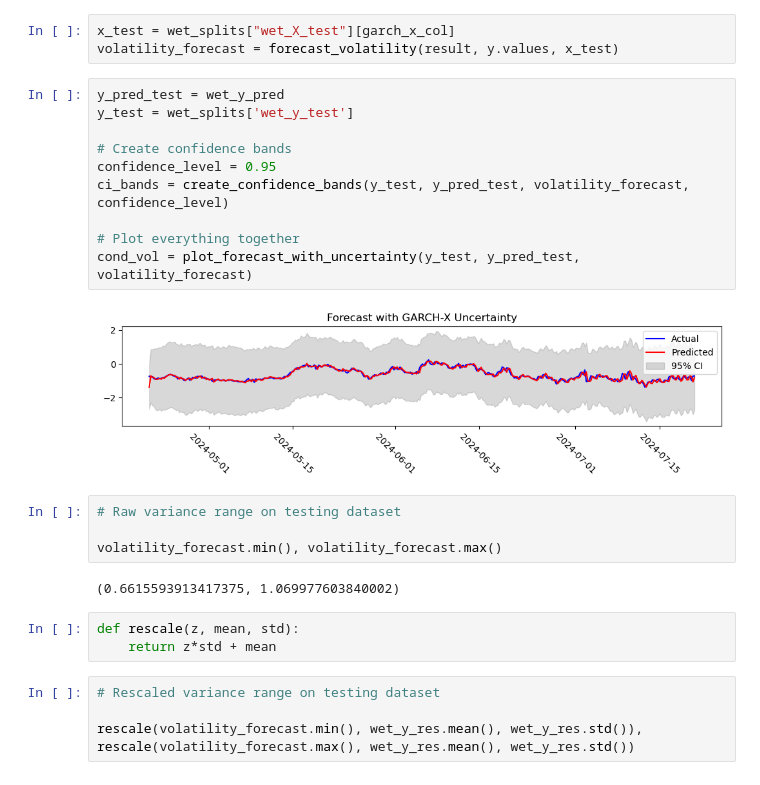
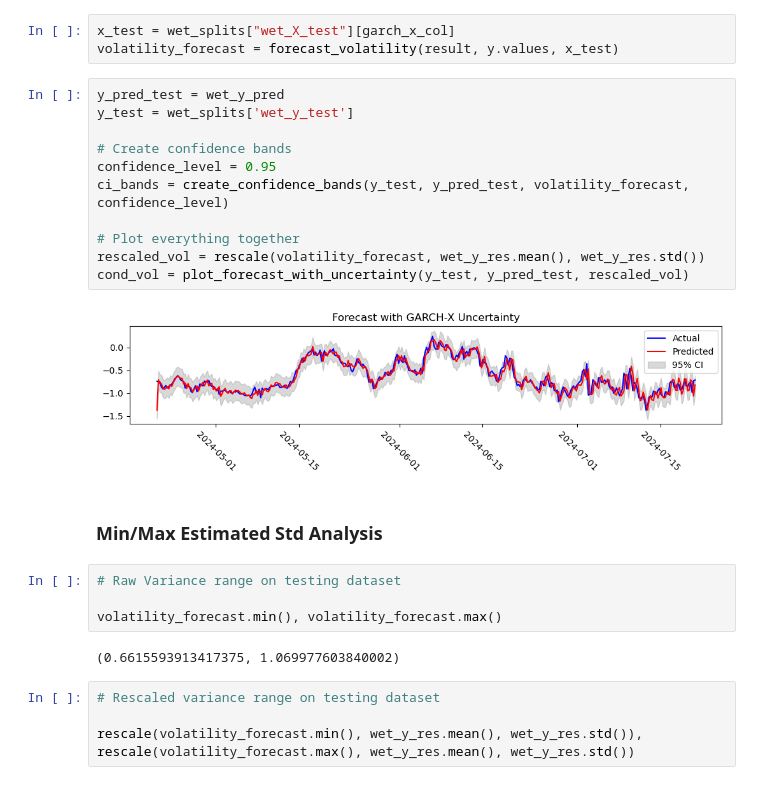
Before and after one commit to ecohn44/cascaded-hydro, a Jupyter notebook: forecasting/DDU-framework.ipynb, the cells around one changed output. Saved outputs shown, nothing was run; the diff lists cells and outputs as text.

```diff
--- a/forecasting/DDU-framework.ipynb
+++ b/forecasting/DDU-framework.ipynb
@@ -355,24 +358,24 @@ volatility_forecast = forecast_volatility(result, y.values, x_test)
 # %%
 y_pred_test = wet_y_pred
 y_test = wet_splits['wet_y_test']
 
 # Create confidence bands
 confidence_level = 0.95
 ci_bands = create_confidence_bands(y_test, y_pred_test, volatility_forecast, confidence_level)
 
 # Plot everything together
-cond_vol = plot_forecast_with_uncertainty(y_test, y_pred_test, volatility_forecast)
+rescaled_vol = rescale(volatility_forecast, wet_y_res.mean(), wet_y_res.std())
+cond_vol = plot_forecast_with_uncertainty(y_test, y_pred_test, rescaled_vol)
 # %% [output]
-[figure, old version]
+[figure, new version]
+# %% [markdown]
+### Min/Max Estimated Std Analysis
 # %%
-# Raw variance range on testing dataset
+# Raw Variance range on testing dataset
 
 volatility_forecast.min(), volatility_forecast.max()
 # %% [output]
 (0.6615593913417375, 1.069977603840002)
-# %%
-def rescale(z, mean, std):
-    return z*std + mean
 # %%
 # Rescaled variance range on testing dataset
 
```
Also changed, not shown: parts of 6 cells of this notebook, 7 other files.
